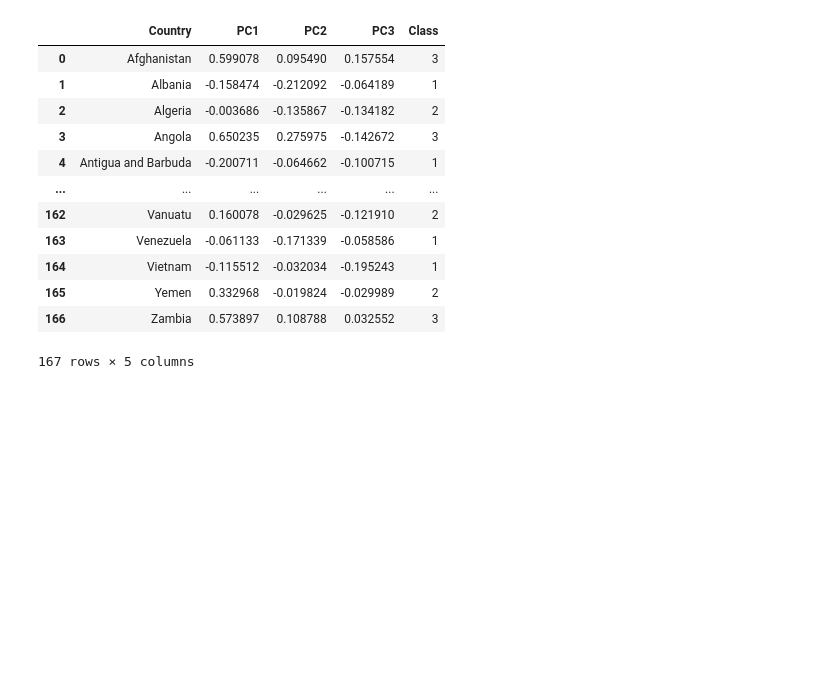
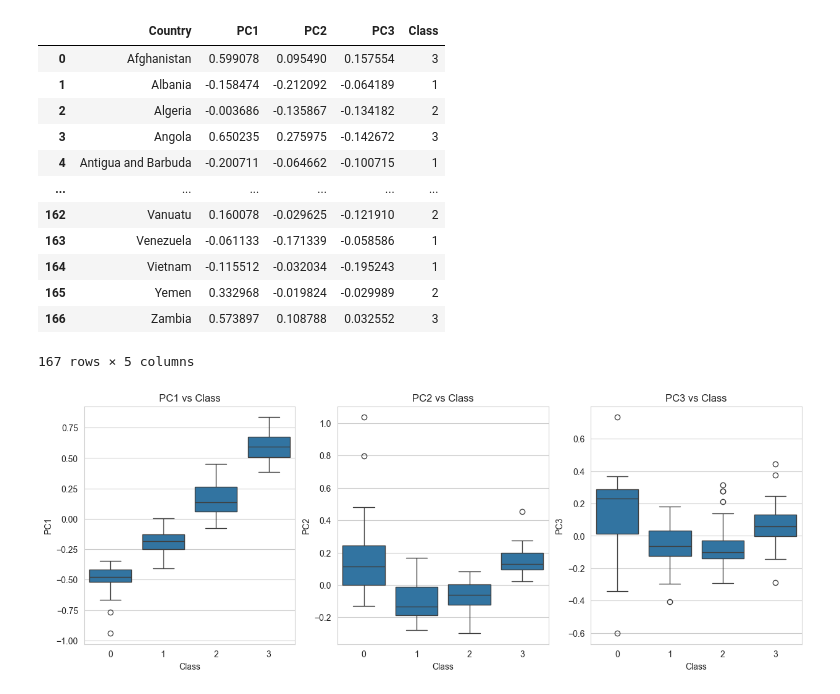
Before and after one commit to mehmetsukrukavak/Homeworks, a Jupyter notebook: Bölüm 66 - Homework.ipynb, the cells around one changed output. Cells and saved outputs as stored; diff of their text form; code cells hidden in the pictures; blank space fills up the shorter version.

Commit message:
Hierarchical Cluster adding graphic

```diff
--- a/Bölüm 66 - Homework.ipynb
+++ b/Bölüm 66 - Homework.ipynb
@@ -363,3 +363,21 @@ X
 | 165 | Yemen | 0.332968 | -0.019824 | -0.029989 | 2 |
 | 166 | Zambia | 0.573897 | 0.108788 | 0.032552 | 3 |
 167 rows × 5 columns
+# %%
+fig, ax = plt.subplots(nrows = 1, ncols= 3 , figsize=(15,5))
+
+plt.subplot(1,3,1)
+sns.boxplot(data=X, x="Class", y="PC1")
+plt.title("PC1 vs Class")
+
+plt.subplot(1,3,2)
+sns.boxplot(data=X, x="Class", y="PC2")
+plt.title("PC2 vs Class")
+
+plt.subplot(1,3,3)
+sns.boxplot(data=X, x="Class", y="PC3")
+plt.title("PC3 vs Class")
+
+plt.show()
+# %% [output]
+[figure, added]
```
